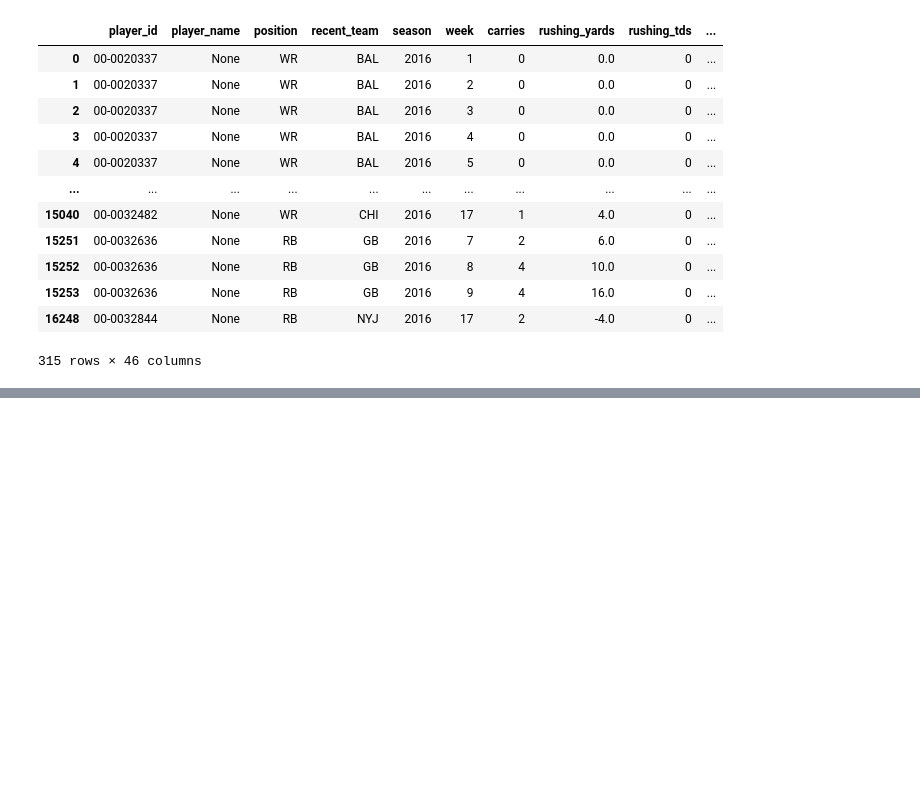
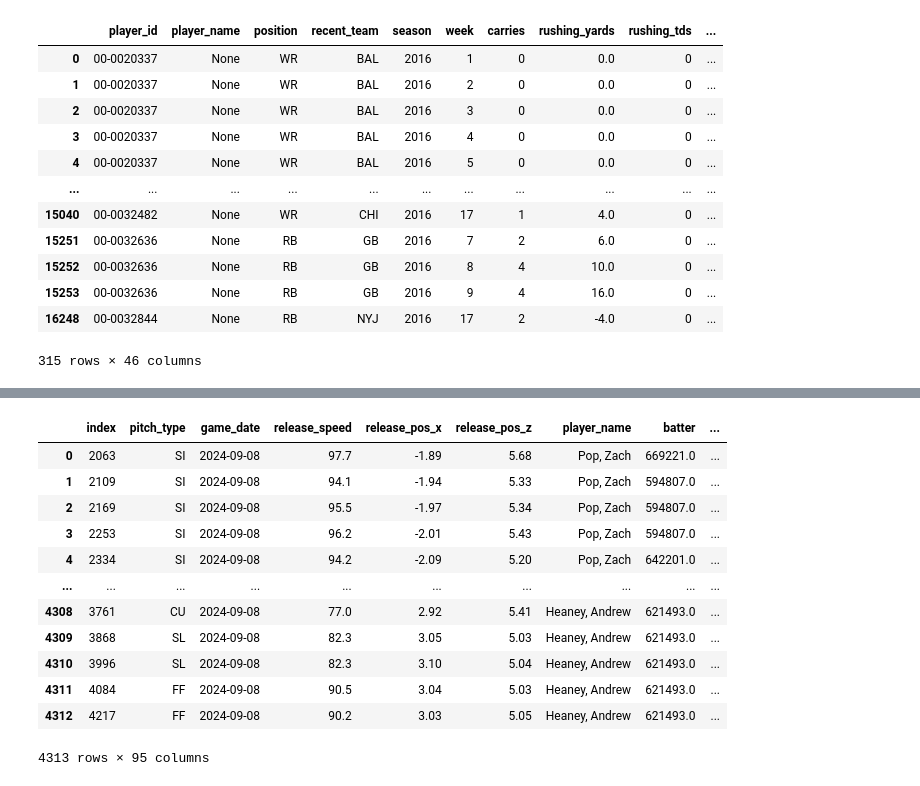
Before and after one commit to tbakely/NFL-Analysis, a Jupyter notebook: analysis.ipynb, the cells around one changed output, grey strips where cells are left out. Cells and saved outputs as stored; diff of their text form; code cells hidden in the pictures; blank space fills up the shorter version.

```diff
--- a/analysis.ipynb
+++ b/analysis.ipynb
@@ -1044,0 +1103,18 @@ weekly[weekly["player_name"].isna()]
+# %%
+from baseball_scraper import statcast
+
+statcast(start_dt="2024-09-08", end_dt="2024-09-10")
+# %% [output]
+|  | index | pitch_type | game_date | release_speed | release_pos_x | release_pos_z | player_name | batter | ... |
+| 0 | 2063 | SI | 2024-09-08 | 97.7 | -1.89 | 5.68 | Pop, Zach | 669221.0 | ... |
+| 1 | 2109 | SI | 2024-09-08 | 94.1 | -1.94 | 5.33 | Pop, Zach | 594807.0 | ... |
+| 2 | 2169 | SI | 2024-09-08 | 95.5 | -1.97 | 5.34 | Pop, Zach | 594807.0 | ... |
+| 3 | 2253 | SI | 2024-09-08 | 96.2 | -2.01 | 5.43 | Pop, Zach | 594807.0 | ... |
+| 4 | 2334 | SI | 2024-09-08 | 94.2 | -2.09 | 5.20 | Pop, Zach | 642201.0 | ... |
+| ... | ... | ... | ... | ... | ... | ... | ... | ... | ... |
+| 4308 | 3761 | CU | 2024-09-08 | 77.0 | 2.92 | 5.41 | Heaney, Andrew | 621493.0 | ... |
+| 4309 | 3868 | SL | 2024-09-08 | 82.3 | 3.05 | 5.03 | Heaney, Andrew | 621493.0 | ... |
+| 4310 | 3996 | SL | 2024-09-08 | 82.3 | 3.10 | 5.04 | Heaney, Andrew | 621493.0 | ... |
+| 4311 | 4084 | FF | 2024-09-08 | 90.5 | 3.04 | 5.03 | Heaney, Andrew | 621493.0 | ... |
+| 4312 | 4217 | FF | 2024-09-08 | 90.2 | 3.03 | 5.05 | Heaney, Andrew | 621493.0 | ... |
+4313 rows × 95 columns
```
Also changed, not shown: parts of 5 cells of this notebook, 1 other file.
